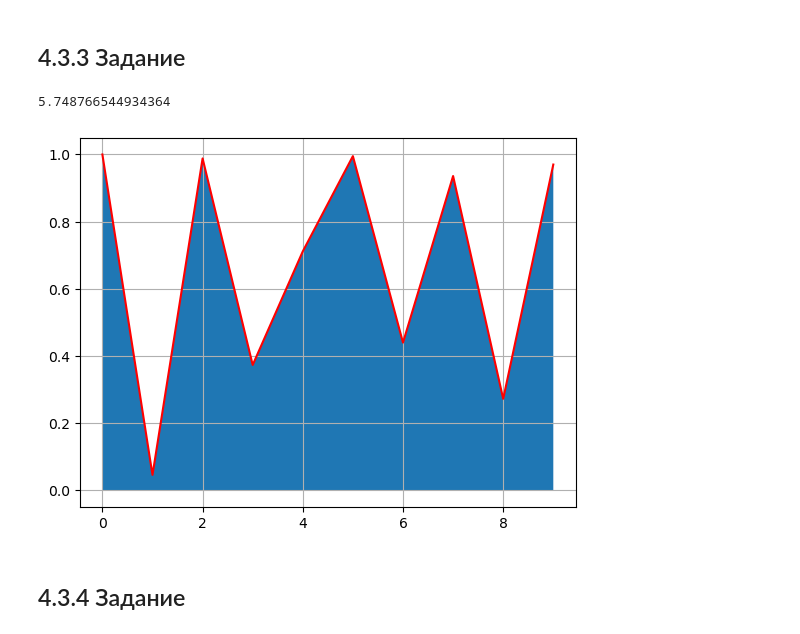
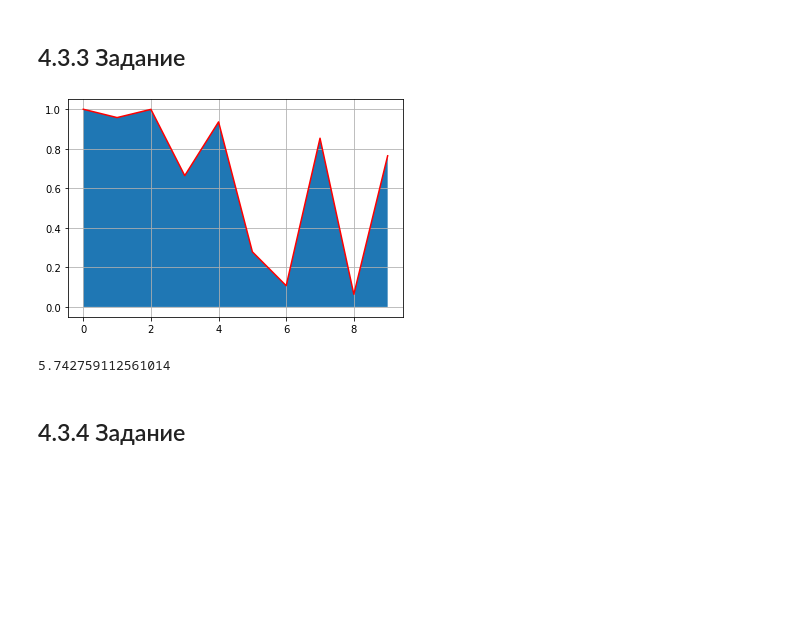
Before and after one commit to 8268826/AISemester3, a Jupyter notebook: AISemester3.ipynb, the cells around one changed output. Drawn from its saved outputs; the diff is of its cells as text; code cells hidden in the pictures; blank space fills up the shorter version.

```diff
--- a/AISemester3.ipynb
+++ b/AISemester3.ipynb
@@ -134,18 +134,24 @@ plt.scatter(x[:5],y[:5])
 # %%
 import numpy as np
 import matplotlib.pyplot as plt
-from scipy.integrate import simps
 from numpy import trapz
-x = np.arange(0,10,1)
-y = np.abs(np.cos(x*np.exp(np.cos(x)+np.log2(x+1))))
-plt.grid()
-plt.plot(x,y,c="r")
-plt.fill_between(x,y)
 
-area = trapz(y)
-print(area)
+def funct():
+    h = []
+    w = []
+    for x in range(0, 10):
+        h.append(abs(np.cos((x * np.e) ** (np.cos(x) + np.log1p(x)))))
+        w.append(x)
+    plt.grid()
+    plt.plot(w, h, c="r")
+    plt.fill_between(w, h)
+    plt.show()
+    area = trapz(h)
+    print(area)
+
+funct()
 # %% [output]
+[figure, new version]
-5.748766544934364
+5.742759112561014
-[figure, old version]
 # %% [markdown]
 ## 4.3.4 Задание
```
Also changed, not shown: parts of 26 cells of this notebook.
